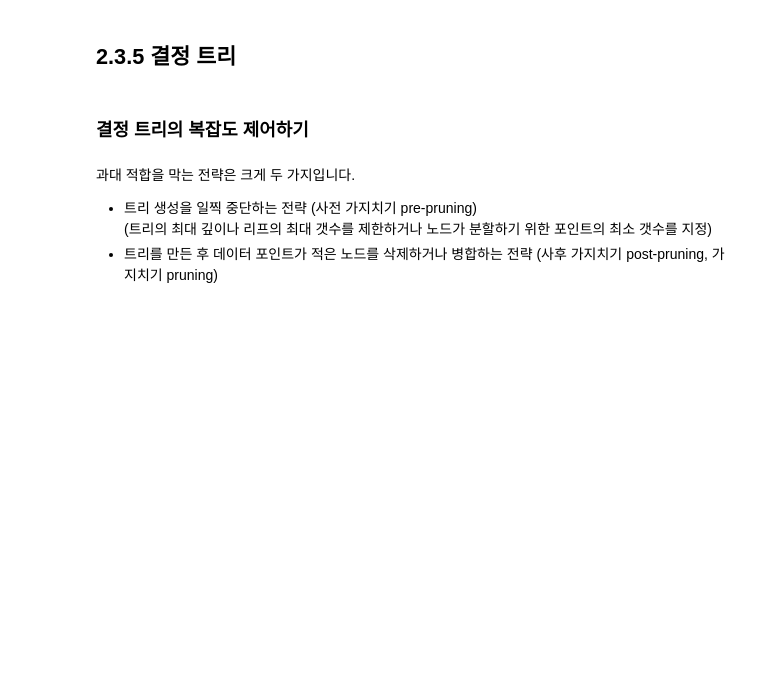
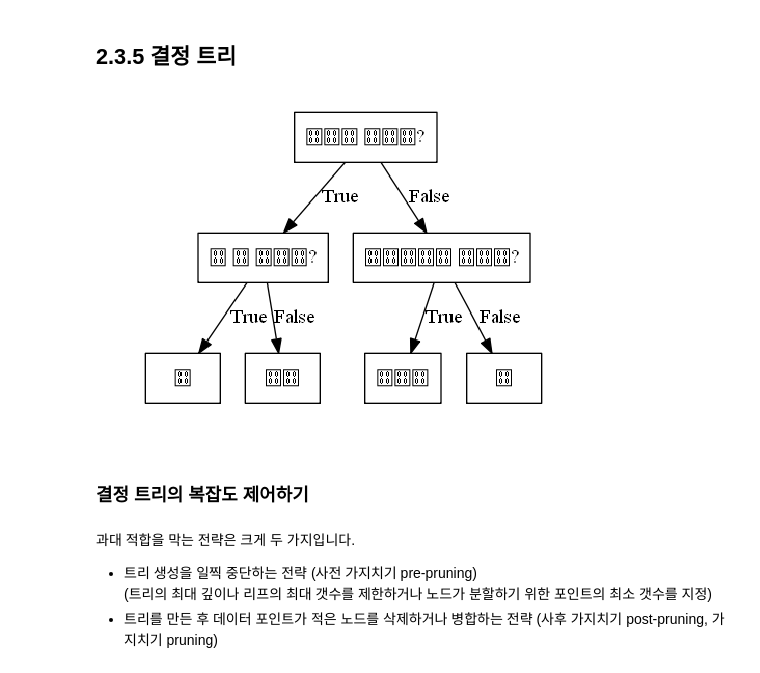
Before and after one commit to hyooo1017/Review, a Jupyter notebook: Introduction to Machine Learning with Python/2장. 지도학습/2.3.5 결정 트리.ipynb, the cells around one changed output. Saved outputs shown, nothing was run; the diff lists cells and outputs as text; code cells hidden in the pictures; blank space fills up the shorter version.

```diff
--- a/Introduction to Machine Learning with Python/2장. 지도학습/2.3.5 결정 트리.ipynb
+++ b/Introduction to Machine Learning with Python/2장. 지도학습/2.3.5 결정 트리.ipynb
@@ -71,7 +69,10 @@ from sklearn.neural_network import MLPClassifier
 # %%
 # module 'graphviz' has no attribute 'Digraph' 에러 해결 후 다시 실행
 # Image data of dtype object cannot be converted to float 라는 새로운 에러 발생
-# mglearn.plots.plot_animal_tree()
+# 박스 안 글씨가 주사위 숫자 4가 보이는 네모들로 이상하게 출력됨
+mglearn.plots.plot_animal_tree()
+# %% [output]
+[figure, added]
 # %% [markdown]
 ### 결정 트리의 복잡도 제어하기
 # %% [markdown]
```
Also changed, not shown: parts of 6 cells of this notebook, 14 other files.
